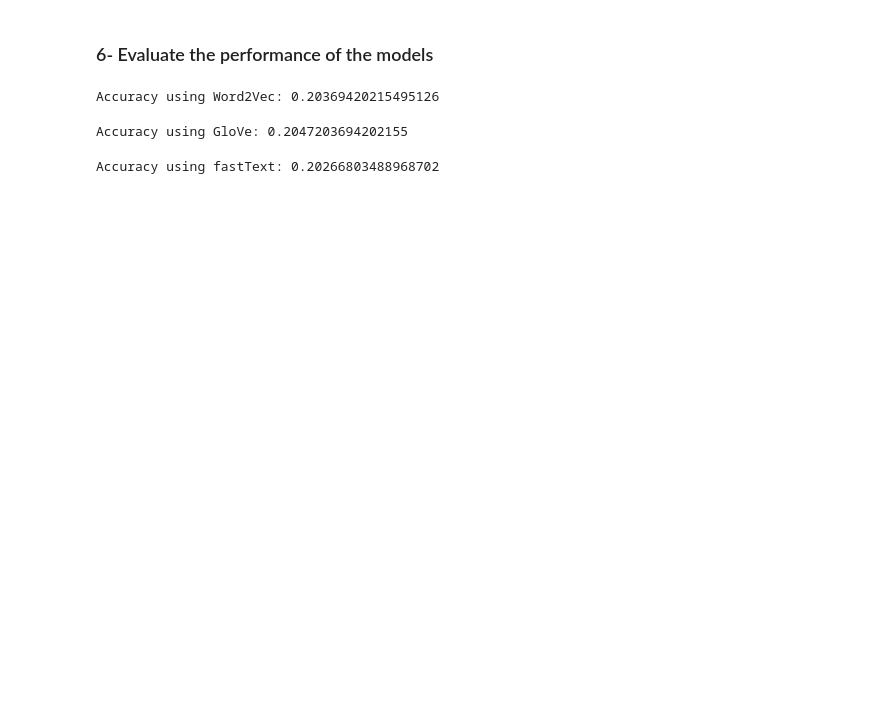
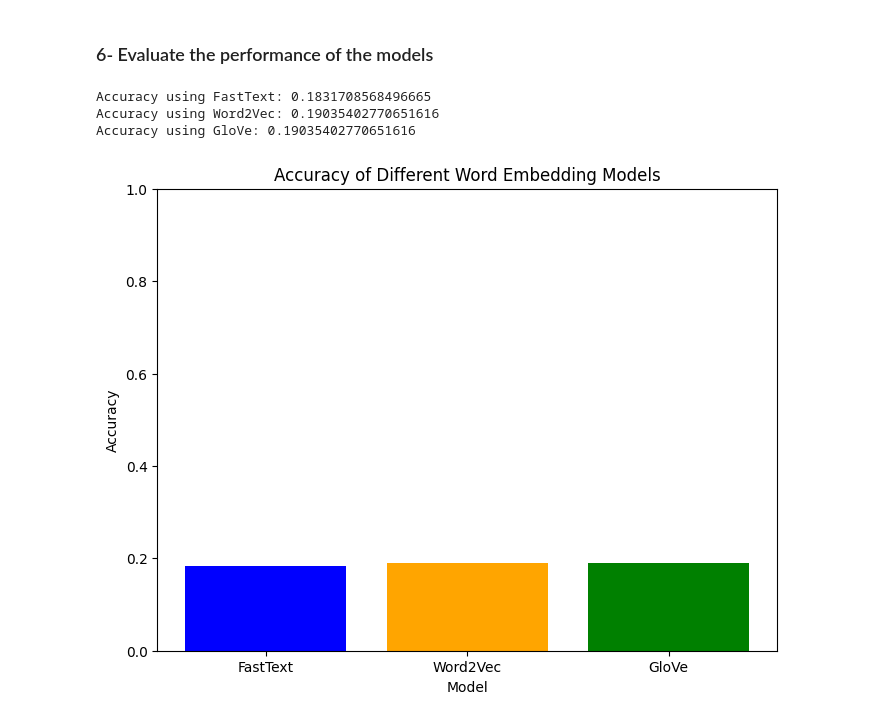
Before and after one commit to lojain-azzam/Common_Sense_Reasoning, a Jupyter notebook: common_sense_reasoning.ipynb, the cells around one changed output. Cells and saved outputs as stored; diff of their text form; code cells hidden in the pictures; blank space fills up the shorter version.

```diff
--- a/common_sense_reasoning.ipynb
+++ b/common_sense_reasoning.ipynb
@@ -178,20 +209,40 @@ RandomForestClassifier(random_state=42)
 # %% [markdown]
 ### 6- Evaluate the performance of the models
+# %%
+aligned_predictions_fasttext = predictions_fasttext[:len(y_test)]
+aligned_predictions_word2vec = predictions_word2vec[:len(y_test)]
+aligned_predictions_glove = predictions_glove[:len(y_test)]
 # %%
-y_pred_word2vec = classifier_word2vec.predict(X_test_word2vec)
-accuracy_word2vec = accuracy_score(y_test, y_pred_word2vec)
-print("Accuracy using Word2Vec:", accuracy_word2vec)
+# Compute the accuracy score for each model
+accuracy_fasttext = accuracy_score(y_test, aligned_predictions_fasttext)
+accuracy_word2vec = accuracy_score(y_test, aligned_predictions_word2vec)
+accuracy_glove = accuracy_score(y_test, aligned_predictions_glove)
-# %% [output]
-Accuracy using Word2Vec: 0.20369420215495126
-# %%
-y_pred_glove = classifier_glove.predict(X_test_glove)
-accuracy_glove = accuracy_score(y_test, y_pred_glove)
-print("Accuracy using GloVe:", accuracy_glove)
-# %% [output]
-Accuracy using GloVe: 0.2047203694202155
-# %%
-y_pred_fasttext = classifier_fasttext.predict(X_test_fasttext)
-accuracy_fasttext = accuracy_score(y_test, y_pred_fasttext)
-print("Accuracy using fastText:", accuracy_fasttext)
-# %% [output]
-Accuracy using fastText: 0.20266803488968702
+# %%
+print("Accuracy using FastText:", accuracy_fasttext)
+print("Accuracy using Word2Vec:", accuracy_word2vec)
+print("Accuracy using GloVe:", accuracy_glove)
+# %% [output]
+Accuracy using FastText: 0.1831708568496665
+Accuracy using Word2Vec: 0.19035402770651616
+Accuracy using GloVe: 0.19035402770651616
+# %%
+import matplotlib.pyplot as plt
+
+# Define the models and their accuracies
+models = ['FastText', 'Word2Vec', 'GloVe']
+accuracies = [accuracy_fasttext, accuracy_word2vec, accuracy_glove]
+
+# Create a bar plot
+plt.figure(figsize=(8, 6))
+plt.bar(models, accuracies, color=['blue', 'orange', 'green'])
+
+# Add labels and title
+plt.xlabel('Model')
+plt.ylabel('Accuracy')
+plt.title('Accuracy of Different Word Embedding Models')
+plt.ylim(0, 1)  # Set y-axis limit to 0-1 for accuracy percentage
+
+# Display the plot
+plt.show()
+# %% [output]
+[figure, added]
```
Also changed, not shown: parts of 17 cells of this notebook.
